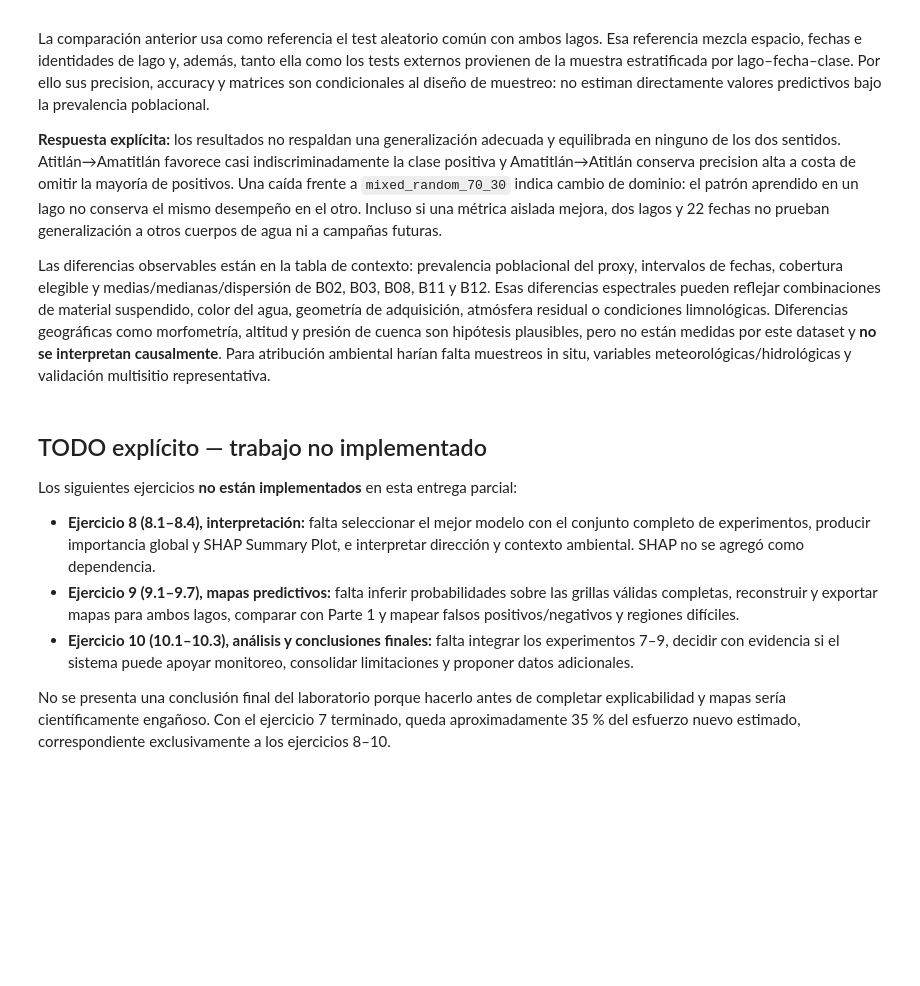
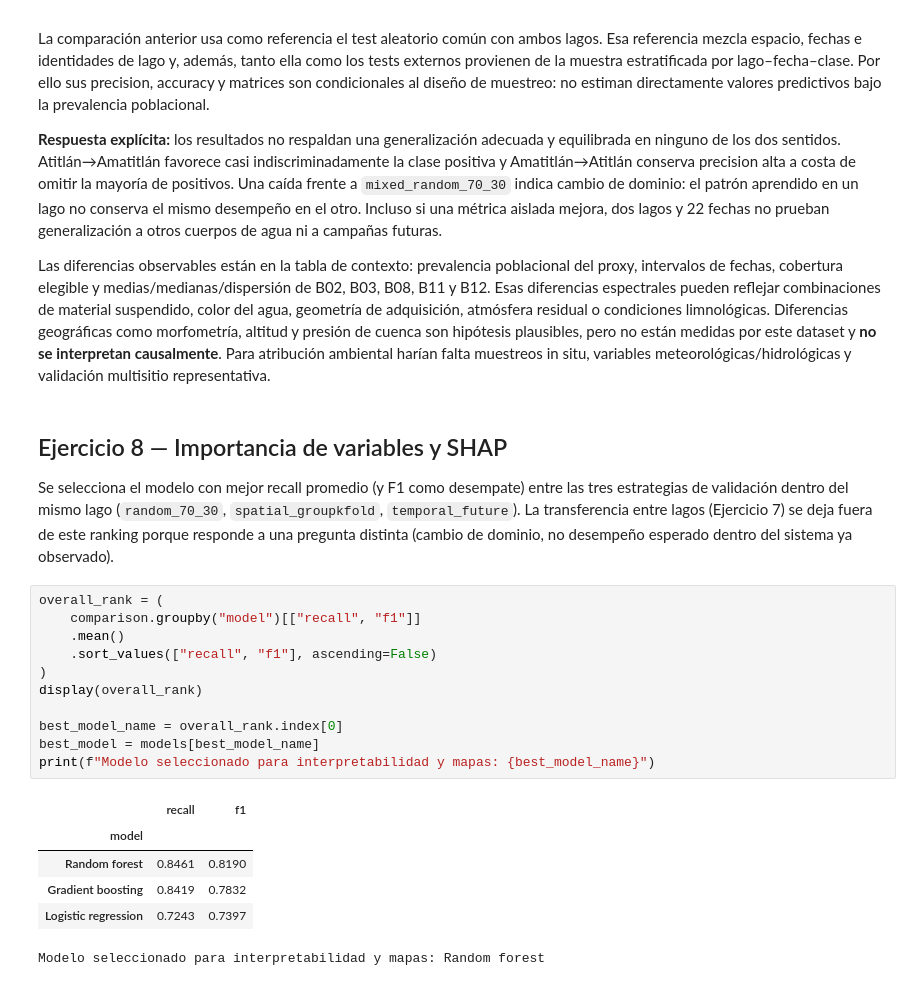
Before and after one commit to AleWWH1104/Lab4-ds, a Jupyter notebook: Lab4.ipynb, the cells around one changed output. Saved outputs shown, nothing was run; the diff lists cells and outputs as text; blank space fills up the shorter version.

```diff
--- a/Lab4.ipynb
+++ b/Lab4.ipynb
@@ -635,12 +618,24 @@ La comparación anterior usa como referencia el test aleatorio común con ambos
 
 Las diferencias observables están en la tabla de contexto: prevalencia poblacional del proxy, intervalos de fechas, cobertura elegible y medias/medianas/dispersión de B02, B03, B08, B11 y B12. Esas diferencias espectrales pueden reflejar combinaciones de material suspendido, color del agua, geometría de adquisición, atmósfera residual o condiciones limnológicas. Diferencias geográficas como morfometría, altitud y presión de cuenca son hipótesis plausibles, pero no están medidas por este dataset y **no se interpretan causalmente**. Para atribución ambiental harían falta muestreos in situ, variables meteorológicas/hidrológicas y validación multisitio representativa.
 # %% [markdown]
-## TODO explícito — trabajo no implementado
+## Ejercicio 8 — Importancia de variables y SHAP
 
-Los siguientes ejercicios **no están implementados** en esta entrega parcial:
-
-- **Ejercicio 8 (8.1–8.4), interpretación:** falta seleccionar el mejor modelo con el conjunto completo de experimentos, producir importancia global y SHAP Summary Plot, e interpretar dirección y contexto ambiental. SHAP no se agregó como dependencia.
-- **Ejercicio 9 (9.1–9.7), mapas predictivos:** falta inferir probabilidades sobre las grillas válidas completas, reconstruir y exportar mapas para ambos lagos, comparar con Parte 1 y mapear falsos positivos/negativos y regiones difíciles.
-- **Ejercicio 10 (10.1–10.3), análisis y conclusiones finales:** falta integrar los experimentos 7–9, decidir con evidencia si el sistema puede apoyar monitoreo, consolidar limitaciones y proponer datos adicionales.
-
-No se presenta una conclusión final del laboratorio porque hacerlo antes de completar explicabilidad y mapas sería científicamente engañoso. Con el ejercicio 7 terminado, queda aproximadamente 35 % del esfuerzo nuevo estimado, correspondiente exclusivamente a los ejercicios 8–10.
+Se selecciona el modelo con mejor recall promedio (y F1 como desempate) entre las tres estrategias de validación dentro del mismo lago (`random_70_30`, `spatial_groupkfold`, `temporal_future`). La transferencia entre lagos (Ejercicio 7) se deja fuera de este ranking porque responde a una pregunta distinta (cambio de dominio, no desempeño esperado dentro del sistema ya observado).
+# %%
+overall_rank = (
+    comparison.groupby("model")[["recall", "f1"]]
+    .mean()
+    .sort_values(["recall", "f1"], ascending=False)
+)
+display(overall_rank)
+
+best_model_name = overall_rank.index[0]
+best_model = models[best_model_name]
+print(f"Modelo seleccionado para interpretabilidad y mapas: {best_model_name}")
+# %% [output]
+|  | recall | f1 |
+| model |  |  |
+| Random forest | 0.8461 | 0.8190 |
+| Gradient boosting | 0.8419 | 0.7832 |
+| Logistic regression | 0.7243 | 0.7397 |
+Modelo seleccionado para interpretabilidad y mapas: Random forest
```
Also changed, not shown: parts of 11 cells of this notebook, 10 other files.
